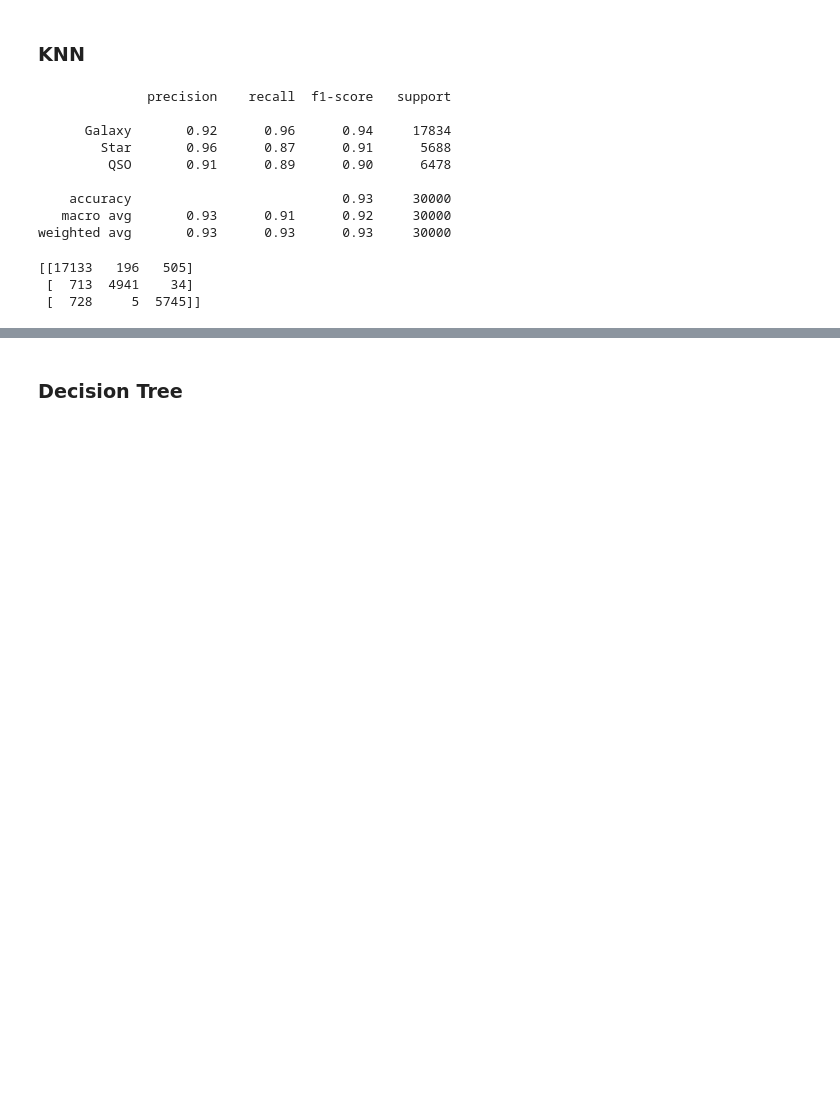
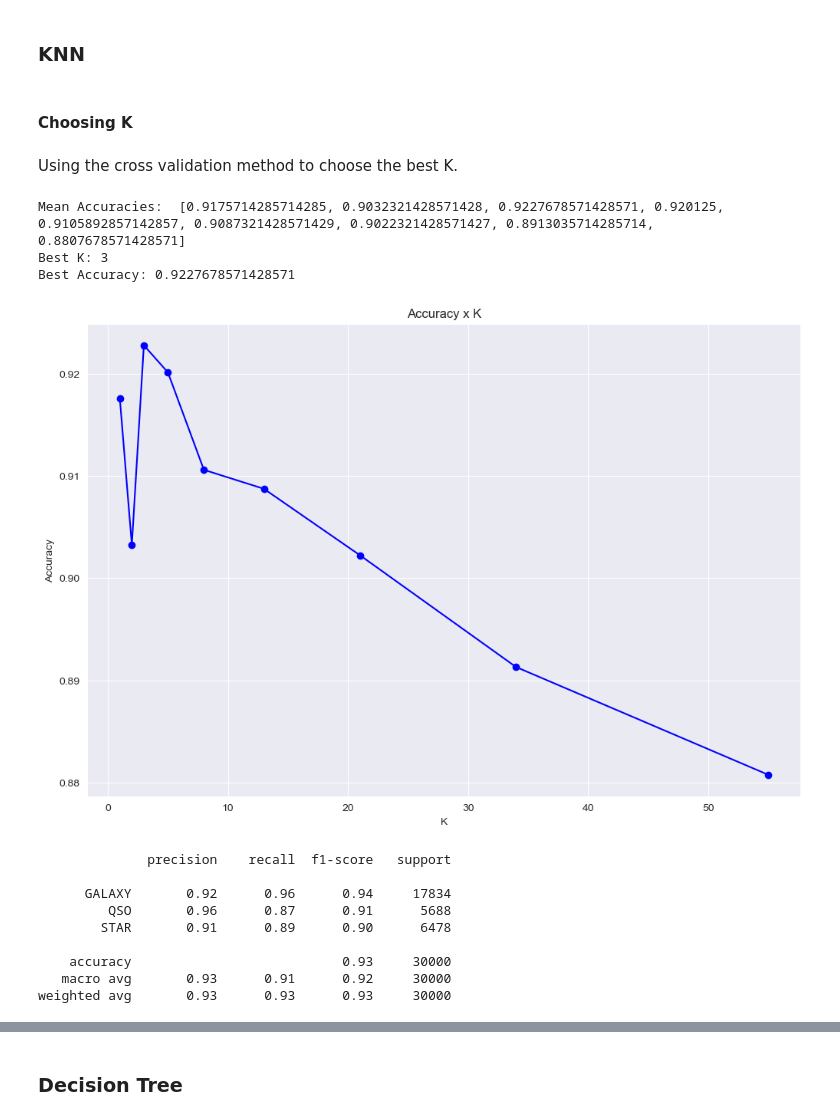
Before and after one commit to aSTRonuun/MachineLearning-2023-Vitor-Alves, a Jupyter notebook: 02-Stelar-Classification-Project/Stelar-Classification-Project.ipynb, the cells around one changed output, grey strips where cells are left out. Drawn from its saved outputs; the diff is of its cells as text; code cells hidden in the pictures; blank space fills up the shorter version.

Commit message:
updated notebook to added new metrics and plots

```diff
--- a/02-Stelar-Classification-Project/Stelar-Classification-Project.ipynb
+++ b/02-Stelar-Classification-Project/Stelar-Classification-Project.ipynb
@@ -312,4 +318,8 @@ scaler = StandardScaler()
 X_train_sc = scaler.fit_transform(X_train)
 X_test_sc = scaler.transform(X_test)
 X_val_sc = scaler.transform(X_val)
+# %%
+X_train_sc = pd.DataFrame(X_train_sc, columns=X_train.columns)
+X_test_sc = pd.DataFrame(X_test_sc, columns=X_test.columns)
+X_val_sc = pd.DataFrame(X_val_sc, columns=X_val.columns)
 # %%
@@ -332,27 +353,66 @@ array([[ 0.70172491,  1.39864259,  0.08073608, ...,  0.93297305,
 ## Models
 # %% [markdown]
 ### KNN
+# %% [markdown]
+#### Choosing K
+# %% [markdown]
+Using the cross validation method to choose the best K.
+# %%
+hyperParamsK = [1, 2, 3, 5, 8, 13, 21, 34, 55]
+bestk, bestAcc = 0, 0
+meanAccs = []
+
+for k in hyperParamsK:
+    accuracies = []
+
+    k_fold = KFold(n_splits=5, shuffle=True, random_state=42)
+    for train_index, validation_index in k_fold.split(X_train_sc):
+        X_train_fold, X_validation_fold = X_train_sc.iloc[train_index], X_train_sc.iloc[validation_index]
+        y_train_fold, y_validation_fold = y_train.iloc[train_index], y_train.iloc[validation_index]
+
+        model = KNeighborsClassifier(n_neighbors=k, metric='euclidean')
+        model.fit(X_train_fold, y_train_fold)
+
+        y_pred = model.predict(X_validation_fold)
+        acc = accuracy_score(y_validation_fold, y_pred)
+        accuracies.append(acc)
+
+    meanAcc = np.mean(accuracies)
+    meanAccs.append(meanAcc)
+
+    if meanAcc > bestAcc:
+        bestAcc = meanAcc
+        bestk = k
+
+print('Mean Accuracies: ', meanAccs)
+print(f'Best K: {bestk}')
+print(f'Best Accuracy: {bestAcc}')
+# %% [output]
+Mean Accuracies:  [0.9175714285714285, 0.9032321428571428, 0.9227678571428571, 0.920125, 0.9105892857142857, 0.9087321428571429, 0.9022321428571427, 0.8913035714285714, 0.8807678571428571]
+Best K: 3
+Best Accuracy: 0.9227678571428571
+# %%
+plt.figure(figsize=(12, 8))
+plt.plot(hyperParamsK, meanAccs, 'bo-')
+plt.xlabel('K')
+plt.ylabel('Accuracy')
+plt.title('Accuracy x K')
+plt.show()
+# %% [output]
+[figure, added]
 # %%
-knn = KNeighborsClassifier(n_neighbors=3)
+model = KNeighborsClassifier(n_neighbors=bestk, metric='euclidean')
+model.fit(X_train_sc, y_train)
+y_pred = model.predict(X_test_sc)
 
-knn.fit(X_train_sc, y_train)
-
-y_pred = knn.predict(X_test_sc)
-
-print(classification_report(y_test, y_pred, target_names=['Galaxy', 'QSO', 'Star']))
+print(classification_report(y_test, y_pred, target_names=le.classes_))
 # %% [output]
               precision    recall  f1-score   support
 
-      Galaxy       0.92      0.96      0.94     17834
-        Star       0.96      0.87      0.91      5688
-         QSO       0.91      0.89      0.90      6478
+      GALAXY       0.92      0.96      0.94     17834
+         QSO       0.96      0.87      0.91      5688
+        STAR       0.91      0.89      0.90      6478
 
     accuracy                           0.93     30000
    macro avg       0.93      0.91      0.92     30000
 weighted avg       0.93      0.93      0.93     30000
-# %%
-print(confusion_matrix(y_test, y_pred))
-# %% [output]
-[[17133   196   505]
- [  713  4941    34]
- [  728     5  5745]]
```
Also changed, not shown: parts of 7 cells of this notebook.
